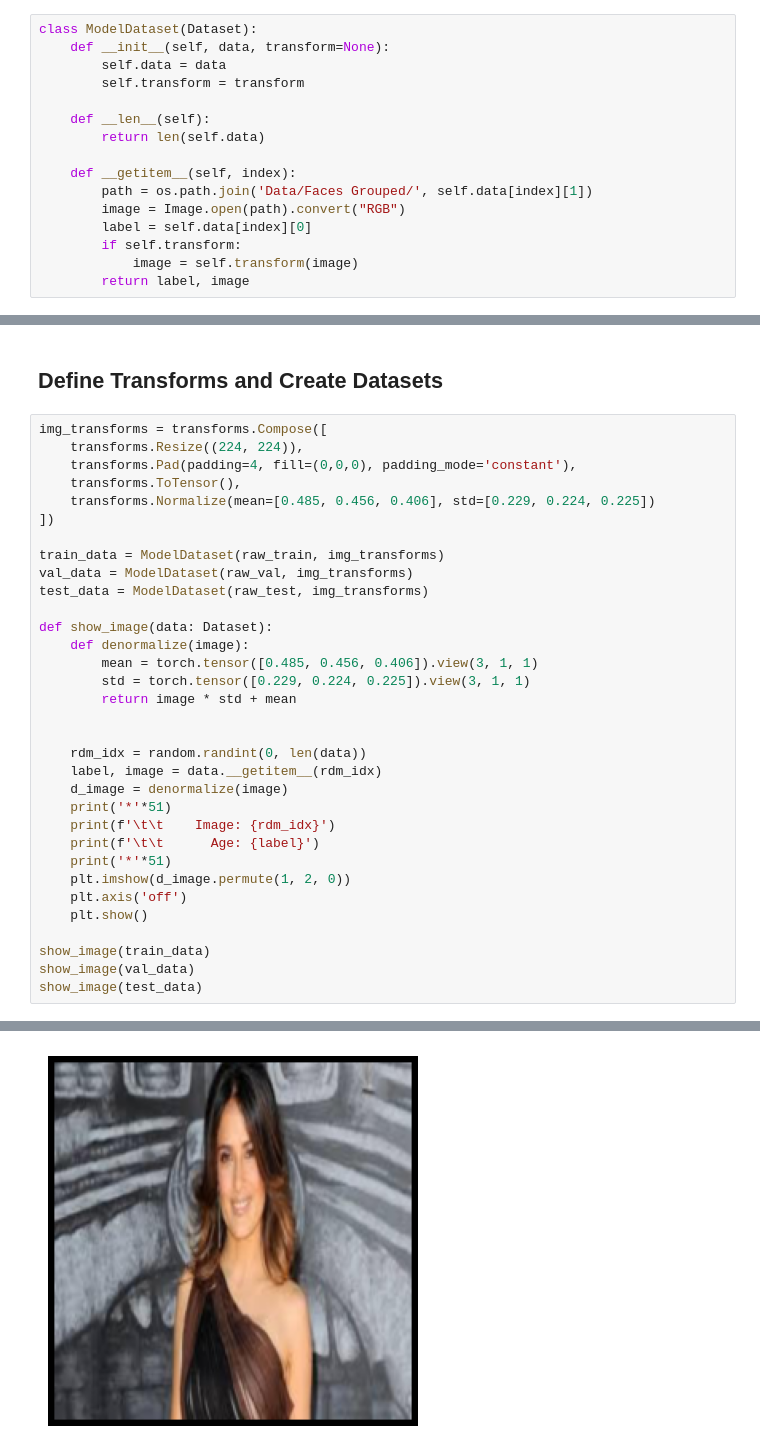
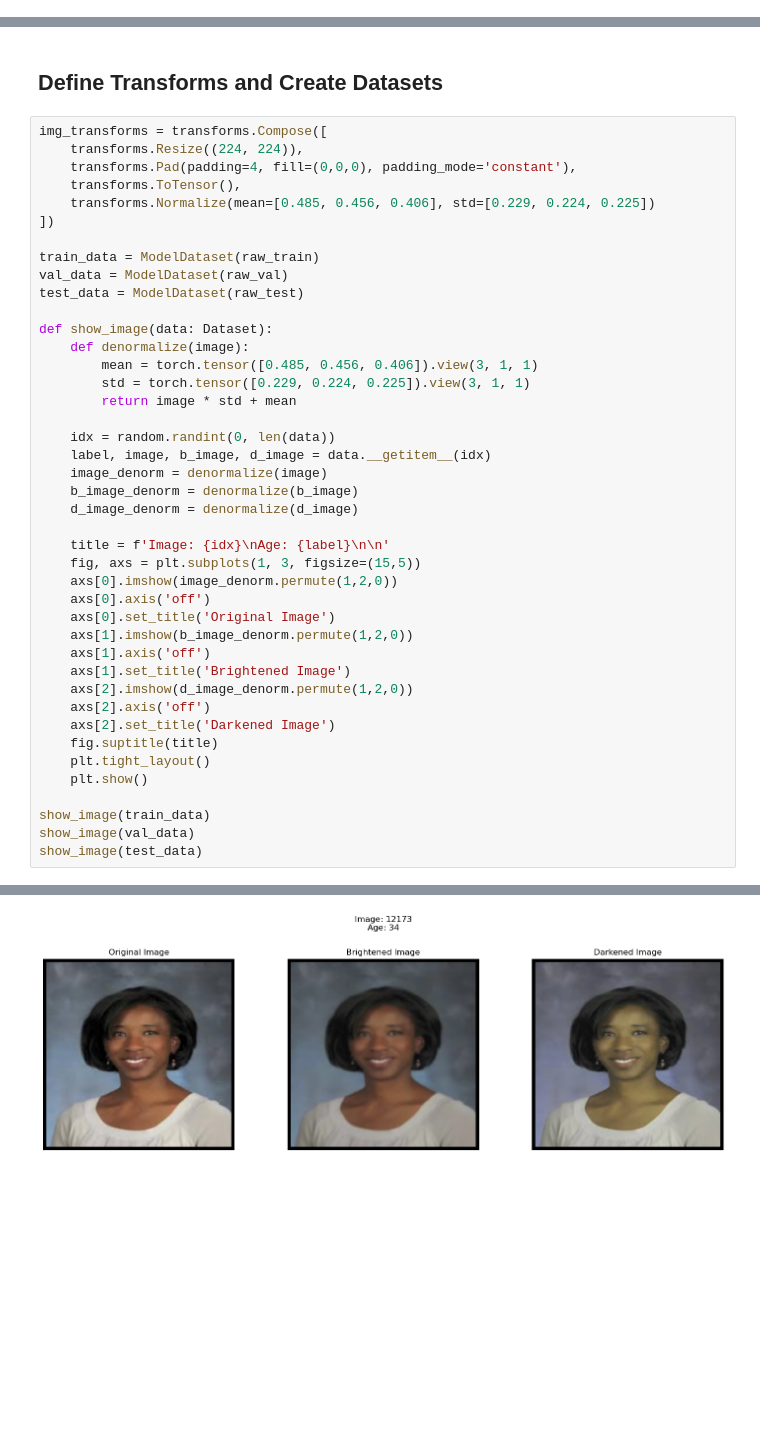
Before and after one commit to Gavriel94/CNN, a Jupyter notebook: notebook.ipynb, the cells around one changed output, grey strips where cells are left out. Drawn from its saved outputs; the diff is of its cells as text; blank space fills up the shorter version.

Commit message:
expanded to multibranch model

```diff
--- a/notebook.ipynb
+++ b/notebook.ipynb
@@ -45,19 +46,3 @@ file_path = 'Data/Faces Grouped'
 raw_train, raw_val, raw_test = split_data(file_path)
 # %% [markdown]
 ## Overload PyTorch Dataset
-# %%
-class ModelDataset(Dataset):
-    def __init__(self, data, transform=None):
-        self.data = data
-        self.transform = transform
-
-    def __len__(self):
-        return len(self.data)
-
-    def __getitem__(self, index):
-        path = os.path.join('Data/Faces Grouped/', self.data[index][1])
-        image = Image.open(path).convert("RGB")
-        label = self.data[index][0]
-        if self.transform:
-            image = self.transform(image)
-        return label, image
@@ -71,9 +103,9 @@ img_transforms = transforms.Compose([
     transforms.Normalize(mean=[0.485, 0.456, 0.406], std=[0.229, 0.224, 0.225])
 ])
 
-train_data = ModelDataset(raw_train, img_transforms)
-val_data = ModelDataset(raw_val, img_transforms)
-test_data = ModelDataset(raw_test, img_transforms)
+train_data = ModelDataset(raw_train)
+val_data = ModelDataset(raw_val)
+test_data = ModelDataset(raw_test)
 
 def show_image(data: Dataset):
     def denormalize(image):
@@ -81,16 +113,25 @@ def show_image(data: Dataset):
         std = torch.tensor([0.229, 0.224, 0.225]).view(3, 1, 1)
         return image * std + mean
 
+    idx = random.randint(0, len(data))
+    label, image, b_image, d_image = data.__getitem__(idx)
+    image_denorm = denormalize(image)
+    b_image_denorm = denormalize(b_image)
+    d_image_denorm = denormalize(d_image)
 
-    rdm_idx = random.randint(0, len(data))
-    label, image = data.__getitem__(rdm_idx)
-    d_image = denormalize(image)
-    print('*'*51)
-    print(f'\t\t    Image: {rdm_idx}')
-    print(f'\t\t      Age: {label}')
-    print('*'*51)
-    plt.imshow(d_image.permute(1, 2, 0))
-    plt.axis('off')
+    title = f'Image: {idx}\nAge: {label}\n\n'
+    fig, axs = plt.subplots(1, 3, figsize=(15,5))
+    axs[0].imshow(image_denorm.permute(1,2,0))
+    axs[0].axis('off')
+    axs[0].set_title('Original Image')
+    axs[1].imshow(b_image_denorm.permute(1,2,0))
+    axs[1].axis('off')
+    axs[1].set_title('Brightened Image')
+    axs[2].imshow(d_image_denorm.permute(1,2,0))
+    axs[2].axis('off')
+    axs[2].set_title('Darkened Image')
+    fig.suptitle(title)
+    plt.tight_layout()
     plt.show()
 
 show_image(train_data)
@@ -104 +141 @@ show_image(test_data)
-[figure, old version]
+[figure, new version]
```
Also changed, not shown: parts of 10 cells of this notebook.
